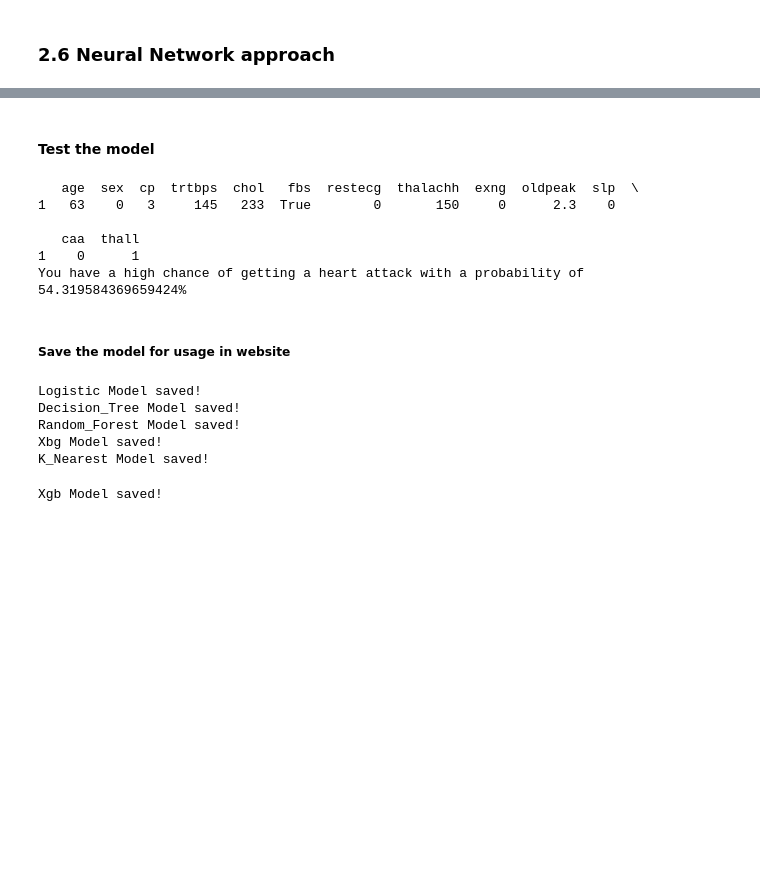
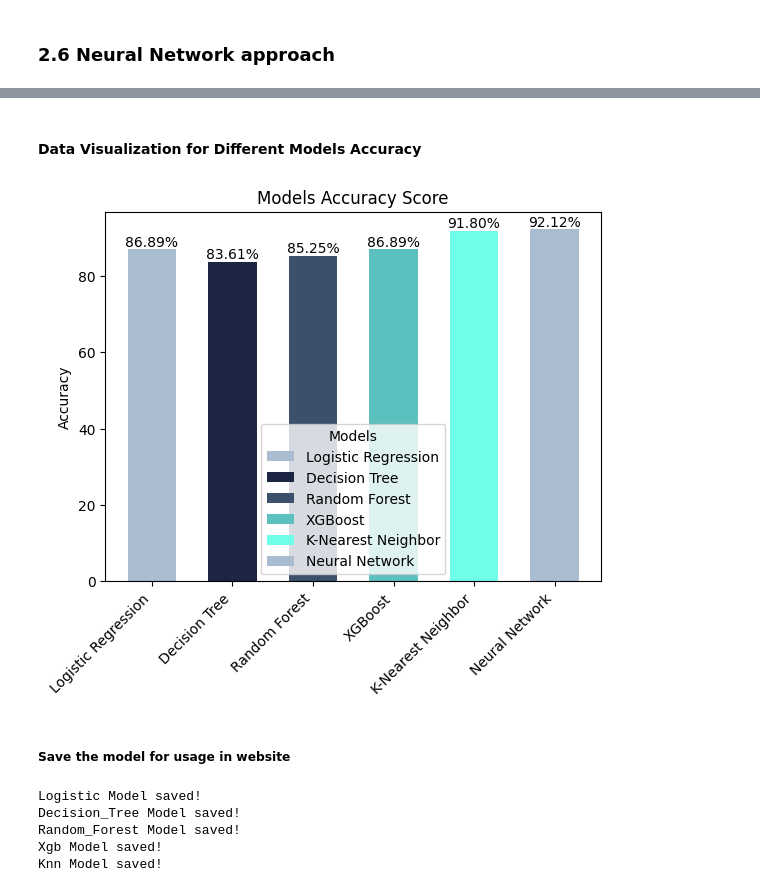
Before and after one commit to Melo04/heart-disease-predictor, a Jupyter notebook: notebook.ipynb, the cells around one changed output, grey strips where cells are left out. Saved outputs shown, nothing was run; the diff lists cells and outputs as text; code cells hidden in the pictures; blank space fills up the shorter version.

```diff
--- a/notebook.ipynb
+++ b/notebook.ipynb
@@ -428,8 +422,9 @@ Of the options listed,  5 and 10 are the optimal number of leaves
 # %%
 decision_tree_model = DecisionTreeClassifier(min_samples_split=2, max_leaf_nodes=10, random_state=0)
 decision_tree_model.fit(x_train, y_train)
-predictions = decision_tree_model.predict(x_test)
-print(f"The accuracy of decision tree is: ", accuracy_score(y_test, predictions.round())*100, "%")
+tree_predictions = decision_tree_model.predict(x_test)
+decision_tree_accuracy = accuracy_score(y_test, tree_predictions.round())*100
+print(f"The accuracy of decision tree is: ", decision_tree_accuracy, "%")
 # %% [output]
 The accuracy of decision tree is:  83.60655737704919 %
 # %% [markdown]
@@ -440,16 +435,18 @@ Similar as above, we can tune the parameters of RandomForestClassifier to get th
 # %%
 random_forest_model = RandomForestClassifier(n_estimators=100, random_state=0)
 random_forest_model.fit(x_train, y_train)
-predictions = random_forest_model.predict(x_test)
-print("The accuracy of Random Forest is : ", accuracy_score(y_test, predictions.round())*100, "%")
+randomf_predictions = random_forest_model.predict(x_test)
+randomf_accuracy = accuracy_score(y_test, randomf_predictions.round())*100
+print("The accuracy of Random Forest is : ", randomf_accuracy, "%")
 # %% [output]
 The accuracy of Random Forest is :  85.24590163934425 %
 # %% [markdown]
 <a name="2.4"></a>
 ### 2.4 XG Boost Classifier
 # %%
-xgb_model = XGBClassifier(n_estimators=10, learning_rate=0.001, early_stopping_rounds=5)
+xgb_model = XGBClassifier(n_estimators=1000, learning_rate=0.1, early_stopping_rounds=10, subsample=0.8, colsample_bytree=1.0)
 xgb_model.fit(x_train, y_train, eval_set=[(x_test, y_test)], verbose=False)
 xgb_predictions = xgb_model.predict(x_test)
-print("The accuracy of XG Boost is : ", accuracy_score(y_test, xgb_predictions.round())*100, "%")
+xgb_accuracy = accuracy_score(y_test, xgb_predictions.round())*100
+print("The accuracy of XG Boost is : ", xgb_accuracy, "%")
 # %% [output]
@@ -458,10 +455,11 @@ The accuracy of XG Boost is :  55.73770491803278 %
 <a name="2.5"></a>
 ### 2.5 K Nearest Neighbor Classifier
 # %%
-k_nearest_model = KNeighborsClassifier(n_neighbors = 3)
+k_nearest_model = KNeighborsClassifier(n_neighbors = 3, p=2)
 k_nearest_model.fit(x_train, y_train)
 k_predictions = k_nearest_model.predict(x_test)
-print("The accuracy of KNN is: ", accuracy_score(y_test, k_predictions.round())*100, "%")
+k_accuracy = accuracy_score(y_test, k_predictions.round())*100
+print("The accuracy of KNN is: ", k_accuracy, "%")
 # %% [output]
 The accuracy of KNN is:  91.80327868852459 %
 # %% [markdown]
@@ -538,5 +532,3 @@ print(binary_predict)
  [1]
  [1]
  [1]]
-# %% [markdown]
-#### Test the model
@@ -559,19 +535,23 @@ input_data = {
-# %%
-user_input = pd.DataFrame(data=input_data, index=[1])
-print(user_input)
-prediction = xgb_model.predict(user_input)
-probability = xgb_model.predict_proba(user_input)
-if prediction[0] == 0:
-    print(f'You have a low chance of getting a heart attack with a probability of {probability[0][0]*100}%')
-else:
-    print(f'You have a high chance of getting a heart attack with a probability of {probability[0][1]*100}%')
-# %% [output]
-   age  sex  cp  trtbps  chol   fbs  restecg  thalachh  exng  oldpeak  slp  \
-1   63    0   3     145   233  True        0       150     0      2.3    0
-
-   caa  thall
-1    0      1
-You have a high chance of getting a heart attack with a probability of 54.319584369659424%
+# %% [markdown]
+#### Data Visualization for Different Models Accuracy
+# %%
+fig, ax = plt.subplots()
+
+models = ['Logistic Regression', 'Decision Tree', 'Random Forest', 'XGBoost', 'K-Nearest Neighbor', 'Neural Network']
+accuracy = [logistic_accuracy, decision_tree_accuracy, randomf_accuracy, xgb_accuracy, k_accuracy, 92.116]
+bar_colors=['#A9BCD0', '#1C2541', '#3A506B', '#5BC0BE', '#6FFFE9']
+
+bars = ax.bar(models, accuracy, label=models, color=bar_colors, width=0.6)
+plt.xticks(rotation=45, ha='right')
+ax.set_ylabel('Accuracy')
+ax.set_title('Models Accuracy Score')
+ax.legend(title='Models')
+for bar, acc in zip(bars, accuracy):
+    ax.text(bar.get_x() + bar.get_width() / 2, bar.get_height(), f'{acc:.2f}%', ha='center', va='bottom')
+
+plt.show()
+# %% [output]
+[figure, added]
 # %% [markdown]
 ##### Save the model for usage in website
 # %%
@@ -590,5 +570,5 @@ save_model(k_nearest_model, 'knn')
 Logistic Model saved!
 Decision_Tree Model saved!
 Random_Forest Model saved!
-Xbg Model saved!
-K_Nearest Model saved!
+Xgb Model saved!
+Knn Model saved!
@@ -601,4 +574,0 @@ def save_model(model, model_name):
-# %%
-save_model(xgb_model, 'xgb')
-# %% [output]
-Xgb Model saved!
```
Also changed, not shown: parts of 15 cells of this notebook, 6 other files.
